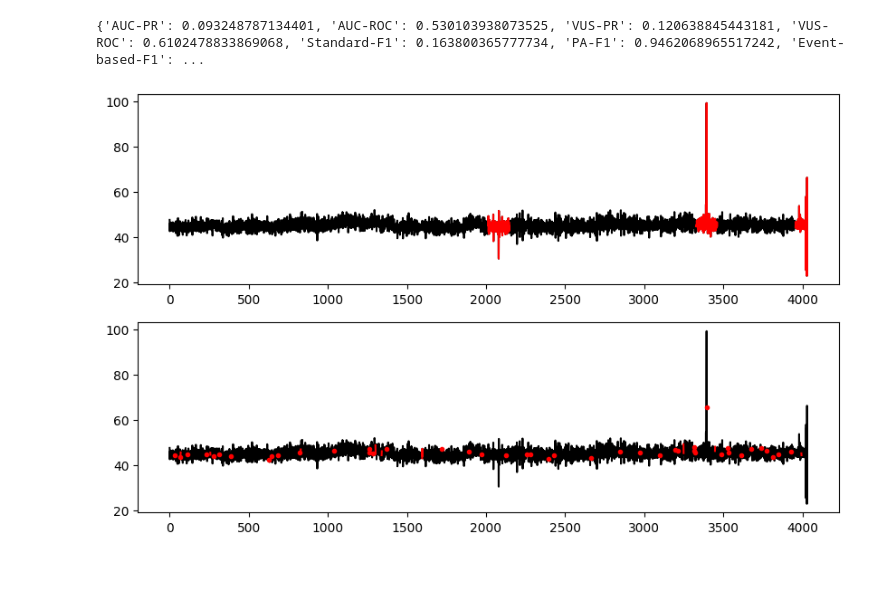
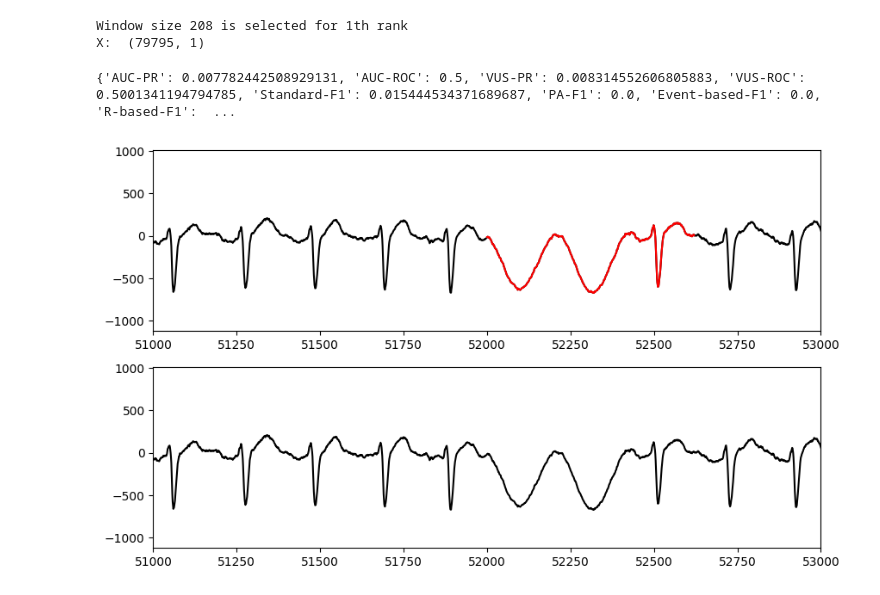
Before and after one commit to mmhzheng/LearnNetAD, a Jupyter notebook: testAlg.ipynb, the cells around one changed output. Saved outputs shown, nothing was run; the diff lists cells and outputs as text; code cells hidden in the pictures.

```diff
--- a/testAlg.ipynb
+++ b/testAlg.ipynb
@@ -3,16 +3,15 @@ import pandas as pd
 from TSB_AD.model_wrapper import run_Unsupervise_AD
 from TSB_AD.evaluation.metrics import get_metrics
 from TSB_AD.utils.dataAccess import *
+from TSB_AD.HP_list import Optimal_Uni_algo_HP_dict
 import matplotlib.pyplot as plt
 import numpy as np
 
-
-
 # Specify Anomaly Detector to use and data directory
-AD_Name = 'Sub_LOF'   # It can be replaced with any anomaly detector availale in TSB-AD
-data_direc = 'Datasets/TSB-AD-U/001_NAB_id_1_Facility_tr_1007_1st_2014.csv'
-# data_direc = 'Datasets/MyData/labeled_ucr/001_UCR_Anomaly_DISTORTED1sddb40tr_35000_1st_52000.csv'
-# plotRange = (1500, 2500)
+AD_Name = 'IForest'   # It can be replaced with any anomaly detector availale in TSB-AD
+# data_direc = 'Datasets/TSB-AD-U/001_NAB_id_1_Facility_tr_1007_1st_2014.csv'
+data_direc = 'Datasets/MyData/labeled_ucr/001_UCR_Anomaly_DISTORTED1sddb40tr_35000_1st_52000.csv'
+Optimal_Det_HP = Optimal_Uni_algo_HP_dict[AD_Name]
 
 # Loading Data
 df = pd.read_csv(data_direc).dropna()
@@ -20,47 +19,52 @@ data = df.iloc[:, 0:-1].values.astype(float) # 所有行，不包括最后一列
 label = df['Label'].astype(int).to_numpy()
 
 # Applying Anomaly Detector, 这里会输出分数和打标
-output = run_Unsupervise_AD(AD_Name, data)
+output = run_Unsupervise_AD(AD_Name, data, **Optimal_Det_HP)
 # output = run_Semisupervise_AD(AD_Name, data, label)
+
+
 # if output not a np Array, then it is not available in TSB-AD
 if isinstance(output, np.ndarray):
     output_label = np.zeros(len(output))
     for i in range(len(output)):
-        if output[i] > 0.6:
+        if output[i] > 0.2:
             output_label[i] = 1
 
     # Evaluation 这里是算评价指标，对比label
     evaluation_result = get_metrics(output, label)
     print(evaluation_result)
 
     prefix, test_loc, ab_l = parseDataFile(data_direc)
+    plotRange= (ab_l-1000, ab_l+1000)
 
     range_anomaly = range_convers_new(label)
     range_predict_anomaly = range_convers_new(output_label)
 
     fig, ax = plt.subplots(2, 1, figsize=(10, 6))
 
     ax[0].plot(data, 'k')
     ax[1].plot(data, 'k')
 
     for r in range_anomaly:
         if r[0]==r[1]:
             ax[0].plot(r[0],data[r[0]],'r.')
         else:
             ax[0].plot(range(r[0],r[1]+1),data[range(r[0],r[1]+1)],'r')
 
     for r in range_predict_anomaly:
         if r[0]==r[1]:
             ax[1].plot(r[0],data[r[0]],'r.')
         else:
             ax[1].plot(range(r[0],r[1]+1),data[range(r[0],r[1]+1)],'r')
 
     # xlim
-    # ax[0].set_xlim(plotRange)
-    # ax[1].set_xlim(plotRange)
+    ax[0].set_xlim(plotRange)
+    ax[1].set_xlim(plotRange)
 else:
     print('Anomaly Detector is not available in TSB-AD')
     print('Output:', output)
 # %% [output]
-{'AUC-PR': 0.093248787134401, 'AUC-ROC': 0.530103938073525, 'VUS-PR': 0.120638845443181, 'VUS-ROC': 0.6102478833869068, 'Standard-F1': 0.163800365777734, 'PA-F1': 0.9462068965517242, 'Event-based-F1': ...
+Window size 208 is selected for 1th rank
+X:  (79795, 1)
+{'AUC-PR': 0.007782442508929131, 'AUC-ROC': 0.5, 'VUS-PR': 0.008314552606805883, 'VUS-ROC': 0.5001341194794785, 'Standard-F1': 0.015444534371689687, 'PA-F1': 0.0, 'Event-based-F1': 0.0, 'R-based-F1':  ...
-[figure, old version]
+[figure, new version]
```
Also changed, not shown: 2 other files.
